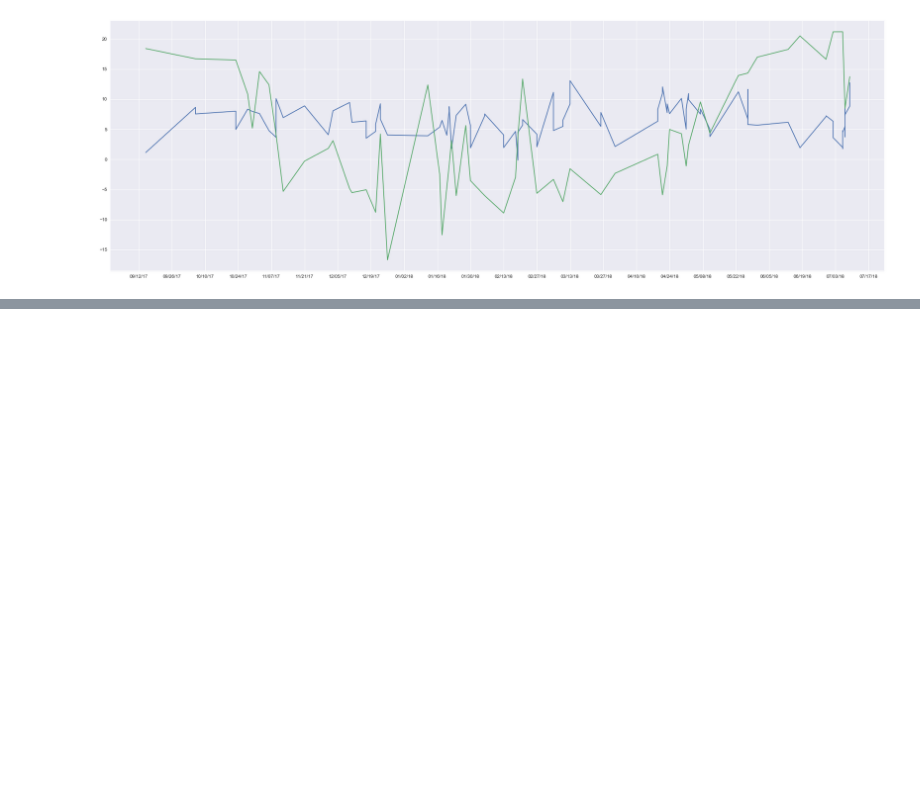
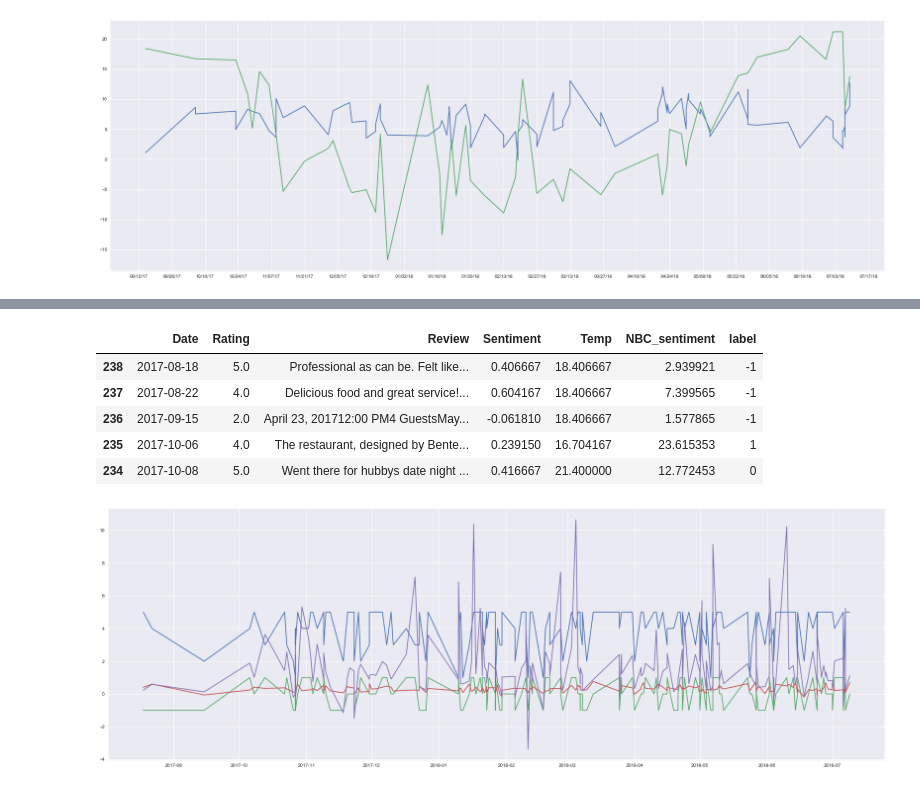
Before and after one commit to JunanQu/YELP-, a Jupyter notebook: 2950_final-2.ipynb, the cells around one changed output, grey strips where cells are left out. Drawn from its saved outputs; the diff is of its cells as text; code cells hidden in the pictures; blank space fills up the shorter version.

```diff
--- a/2950_final-2.ipynb
+++ b/2950_final-2.ipynb
@@ -567,0 +628,6 @@ plt.gca().xaxis.set_major_locator(mdates.WeekdayLocator( interval=2))
+# %%
+def smoothed_word_log_prob(word, counter, sum_of_the_counter):
+    word_occurence = counter[word]+1
+    sum_of_the_counter = sum_of_the_counter+ vocabulary_size# +1 for each unique word?
+    p = word_occurence/sum_of_the_counter
+    return(log(p))
@@ -567,0 +650,10 @@ plt.gca().xaxis.set_major_locator(mdates.WeekdayLocator( interval=2))
+# %%
+NBC_sentiment_list = []
+for review in yelp_data['Review']:
+
+    pos_ratio = ratio(review,pos_words_counter,positive_tokens,prob_pos_rev)
+    neg_ratio =  ratio(review,neg_words_counter,negative_tokens,prob_neg_rev)
+    NBC_sentiment_list.append(pos_ratio-neg_ratio)
+
+for sent in NBC_sentiment_list:
+    yelp_data["NBC_sentiment"] = [i for i in NBC_sentiment_list]
@@ -567,0 +686,4 @@ plt.gca().xaxis.set_major_locator(mdates.WeekdayLocator( interval=2))
+# %%
+sort_by_nbcsent_descending = yelp_data.sort_values("NBC_sentiment",ascending=False)
+
+sort_by_nbcsent_descending.head()
@@ -567,0 +697,7 @@ plt.gca().xaxis.set_major_locator(mdates.WeekdayLocator( interval=2))
+# %%
+sort_by_nbcsent_descending["label"] = ["none"] * 170
+sort_by_nbcsent_descending.head()
+sort_by_nbcsent_descending["label"][0:60] =[1 for i in sort_by_nbcsent_descending.iloc[0:60]["NBC_sentiment"]]
+sort_by_nbcsent_descending["label"][60:121] =[0 for i in sort_by_nbcsent_descending.iloc[60:121]["NBC_sentiment"]]
+sort_by_nbcsent_descending["label"][121:170] =[-1 for i in sort_by_nbcsent_descending.iloc[121:170]["NBC_sentiment"]]
+sort_by_nbcsent_descending.head(170)
@@ -567,0 +735,19 @@ plt.gca().xaxis.set_major_locator(mdates.WeekdayLocator( interval=2))
+# %%
+fig, ax = plt.subplots(figsize = (30,10))
+sort_by_nbcsent_descending_2 = sort_by_nbcsent_descending.sort_values("Date",ascending=True)
+
+plt.plot(sort_by_nbcsent_descending_2['Date'],sort_by_nbcsent_descending_2['Rating'])
+plt.plot(sort_by_nbcsent_descending_2['Date'],sort_by_nbcsent_descending_2['label'])
+plt.plot(sort_by_nbcsent_descending_2['Date'],sort_by_nbcsent_descending_2['Sentiment'])
+plt.plot(sort_by_nbcsent_descending_2['Date'],.08*sort_by_nbcsent_descending_2['NBC_sentiment'])
+
+
+sort_by_nbcsent_descending_2.head()
+# %% [output]
+|  | Date | Rating | Review | Sentiment | Temp | NBC_sentiment | label |
+| 238 | 2017-08-18 | 5.0 | Professional as can be. Felt like... | 0.406667 | 18.406667 | 2.939921 | -1 |
+| 237 | 2017-08-22 | 4.0 | Delicious food and great service!... | 0.604167 | 18.406667 | 7.399565 | -1 |
+| 236 | 2017-09-15 | 2.0 | April 23, 201712:00 PM4 GuestsMay... | -0.061810 | 18.406667 | 1.577865 | -1 |
+| 235 | 2017-10-06 | 4.0 | The restaurant, designed by Bente... | 0.239150 | 16.704167 | 23.615353 | 1 |
+| 234 | 2017-10-08 | 5.0 | Went there for hubbys date night ... | 0.416667 | 21.400000 | 12.772453 | 0 |
+[figure, added]
```
Also changed, not shown: parts of 16 cells of this notebook, 3 other files.
